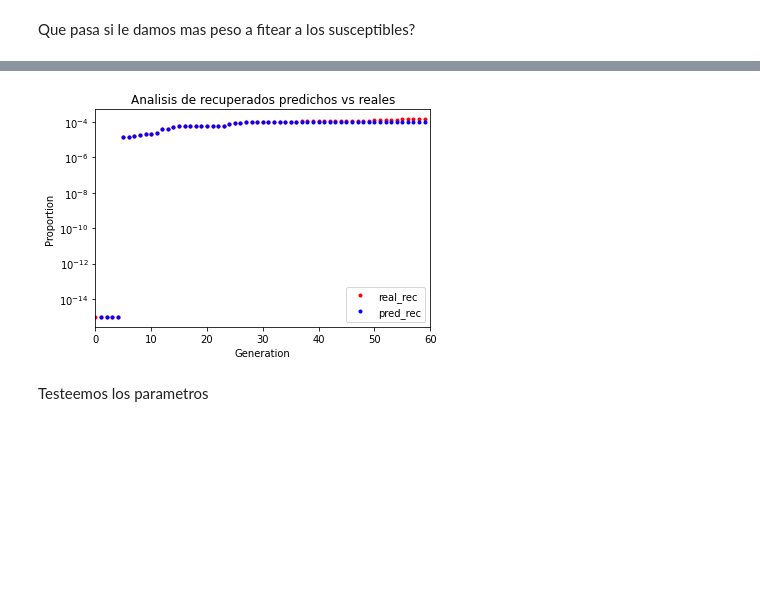
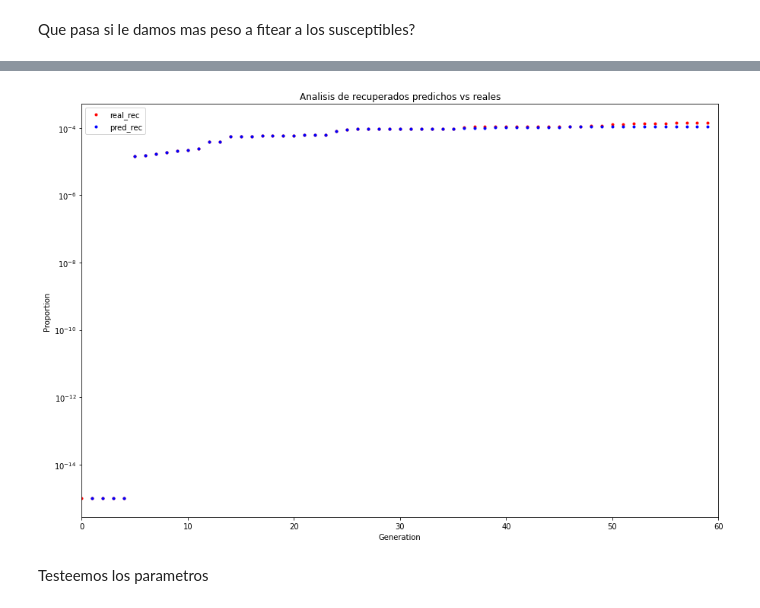
Before and after one commit to axel-sirota/simuladores-unlam, a Jupyter notebook: notebooks/SIRV_Pytorch-parotiditis.ipynb, the cells around one changed output, grey strips where cells are left out. Cells and saved outputs as stored; diff of their text form; code cells hidden in the pictures; blank space fills up the shorter version.

```diff
--- a/notebooks/SIRV_Pytorch-parotiditis.ipynb
+++ b/notebooks/SIRV_Pytorch-parotiditis.ipynb
@@ -318,17 +323,19 @@ plt.savefig(f'figures/{enfermedad}/accumul_infected.png', format='png', linewidt
 # %%
+
 predicted_recov = res[:,2].detach().numpy()
 real_recov = y[:,2].detach().numpy()
+plt.figure(figsize=(15,10))
 plt.plot(data.index, real_recov, color = 'r', linewidth=0, marker='.', label='real_rec')
 plt.plot(data.index[1:], predicted_recov, color = 'b', linewidth=0, marker='.', label='pred_rec')
 plt.yscale('log')
 plt.xlim(0,len(y))
 plt.ylabel('Proportion')
 plt.xlabel('Generation')
 plt.title('Analisis de recuperados predichos vs reales')
 plt.legend()
 plt.savefig(f'figures/{enfermedad}/accumul_prediction_rec.png', format='png', linewidth = 0.01)
 # %% [output]
-[figure, old version]
+[figure, new version]
 # %% [markdown]
 Testeemos los parametros
 # %%
```
Also changed, not shown: parts of 28 cells of this notebook, 23 other files.
